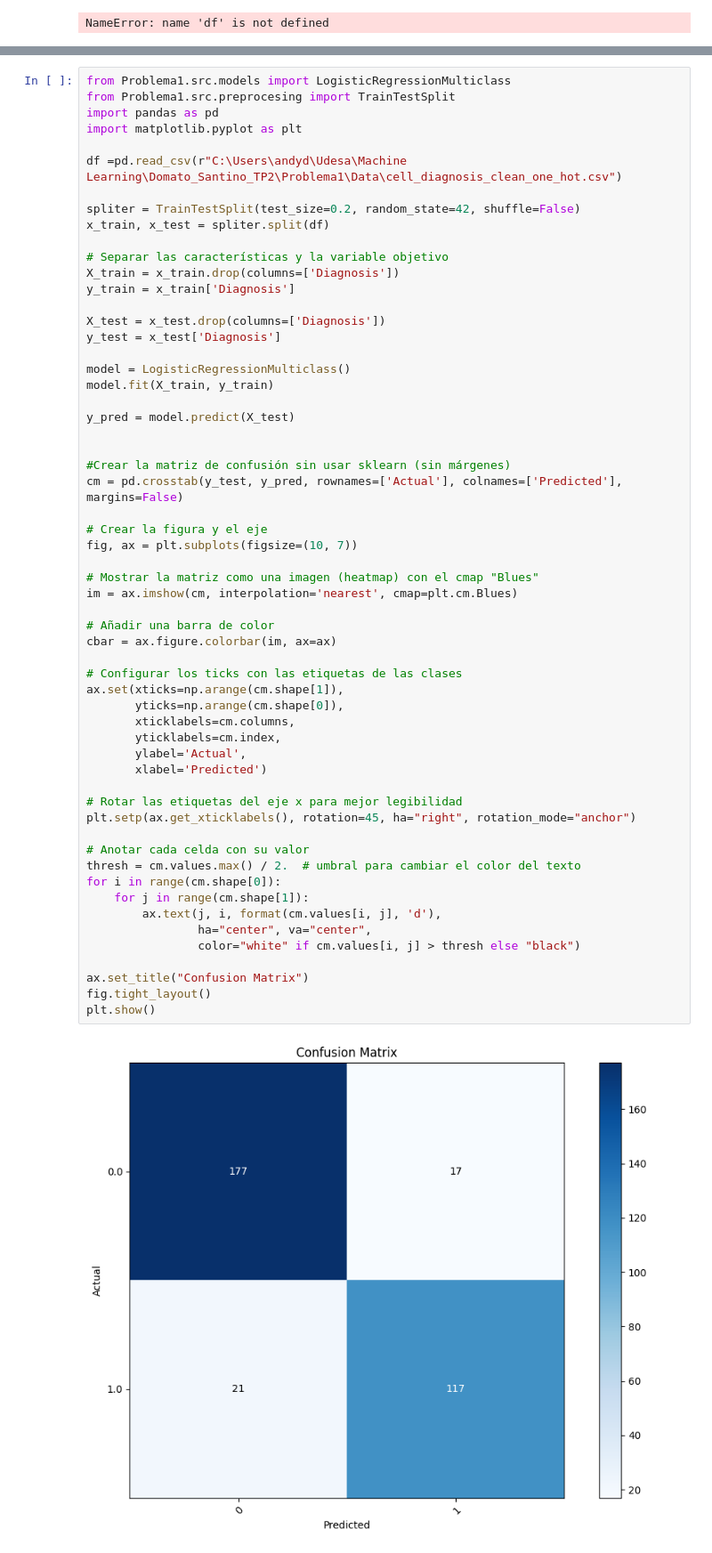
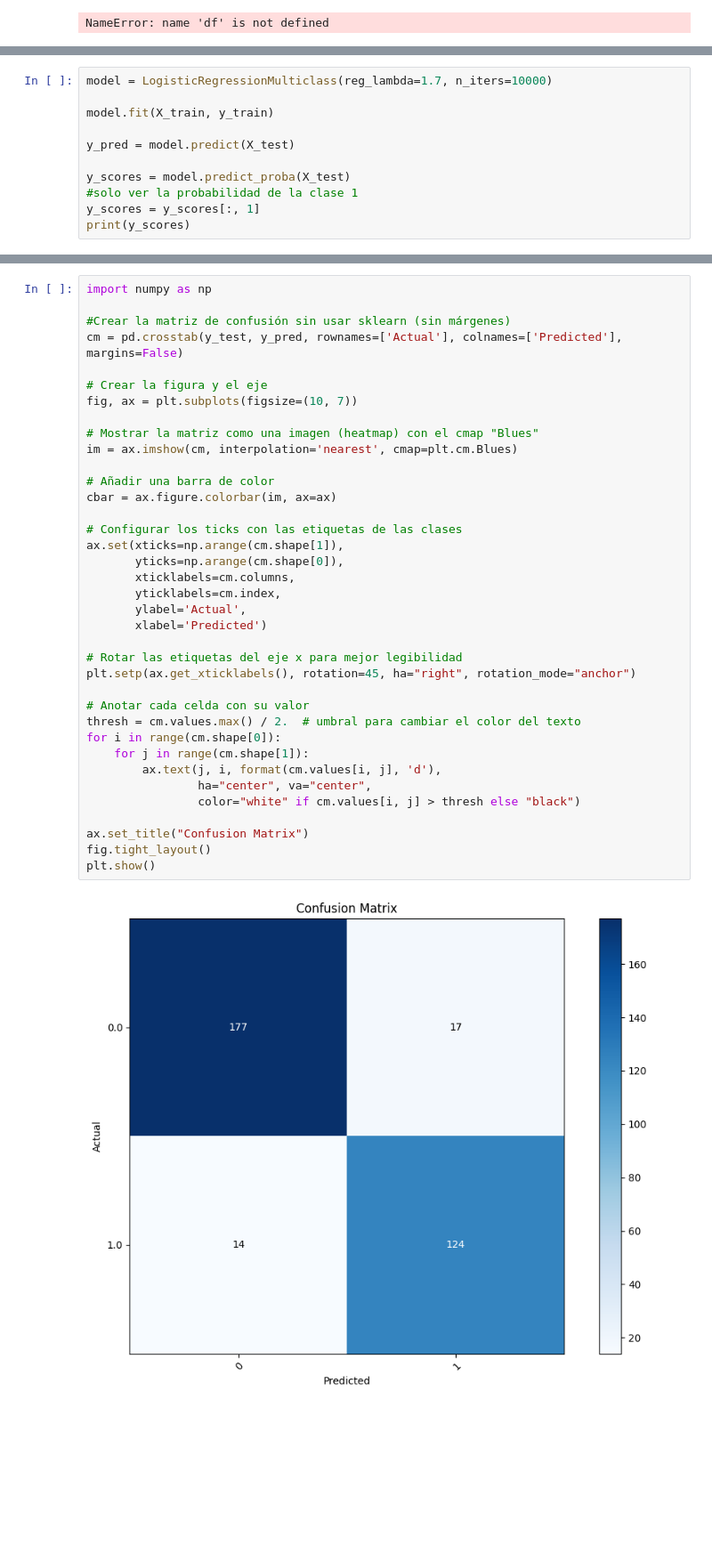
Before and after one commit to Sdomato/Domato_Santino_TP2, a Jupyter notebook: trabajo.ipynb, the cells around one changed output, grey strips where cells are left out. Shown at 89% size. Cells and saved outputs as stored; diff of their text form; blank space fills up the shorter version.

```diff
--- a/trabajo.ipynb
+++ b/trabajo.ipynb
@@ -149,0 +191,11 @@ plt.show()
+# %%
+model = LogisticRegressionMulticlass(reg_lambda=1.7, n_iters=10000)
+
+model.fit(X_train, y_train)
+
+y_pred = model.predict(X_test)
+
+y_scores = model.predict_proba(X_test)
+#solo ver la probabilidad de la clase 1
+y_scores = y_scores[:, 1]
+print(y_scores)
@@ -150,26 +220,5 @@ plt.show()
 # %%
-from Problema1.src.models import LogisticRegressionMulticlass
-from Problema1.src.preprocesing import TrainTestSplit
-import pandas as pd
-import matplotlib.pyplot as plt
-
-df =pd.read_csv(r"C:\Users\andyd\Udesa\Machine Learning\Domato_Santino_TP2\Problema1\Data\cell_diagnosis_clean_one_hot.csv")
-
-spliter = TrainTestSplit(test_size=0.2, random_state=42, shuffle=False)
-x_train, x_test = spliter.split(df)
-
-# Separar las características y la variable objetivo
-X_train = x_train.drop(columns=['Diagnosis'])
-y_train = x_train['Diagnosis']
-
-X_test = x_test.drop(columns=['Diagnosis'])
-y_test = x_test['Diagnosis']
-
-model = LogisticRegressionMulticlass()
-model.fit(X_train, y_train)
-
-y_pred = model.predict(X_test)
-
+import numpy as np
 
 #Crear la matriz de confusión sin usar sklearn (sin márgenes)
 cm = pd.crosstab(y_test, y_pred, rownames=['Actual'], colnames=['Predicted'], margins=False)
@@ -179,31 +228,31 @@ fig, ax = plt.subplots(figsize=(10, 7))
 
 # Mostrar la matriz como una imagen (heatmap) con el cmap "Blues"
 im = ax.imshow(cm, interpolation='nearest', cmap=plt.cm.Blues)
 
 # Añadir una barra de color
 cbar = ax.figure.colorbar(im, ax=ax)
 
 # Configurar los ticks con las etiquetas de las clases
 ax.set(xticks=np.arange(cm.shape[1]),
        yticks=np.arange(cm.shape[0]),
        xticklabels=cm.columns,
        yticklabels=cm.index,
        ylabel='Actual',
        xlabel='Predicted')
 
 # Rotar las etiquetas del eje x para mejor legibilidad
 plt.setp(ax.get_xticklabels(), rotation=45, ha="right", rotation_mode="anchor")
 
 # Anotar cada celda con su valor
 thresh = cm.values.max() / 2.  # umbral para cambiar el color del texto
 for i in range(cm.shape[0]):
     for j in range(cm.shape[1]):
         ax.text(j, i, format(cm.values[i, j], 'd'),
                 ha="center", va="center",
                 color="white" if cm.values[i, j] > thresh else "black")
 
 ax.set_title("Confusion Matrix")
 fig.tight_layout()
 plt.show()
 # %% [output]
-[figure, old version]
+[figure, new version]
```
Also changed, not shown: parts of 7 cells of this notebook, 5 other files.
